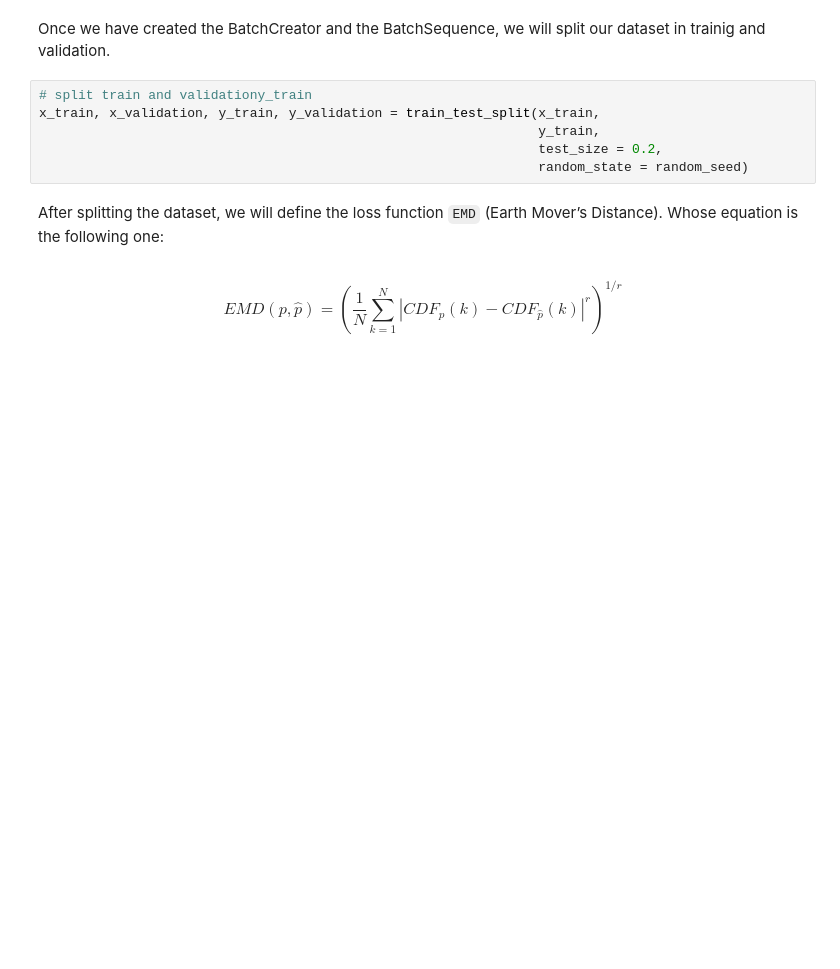
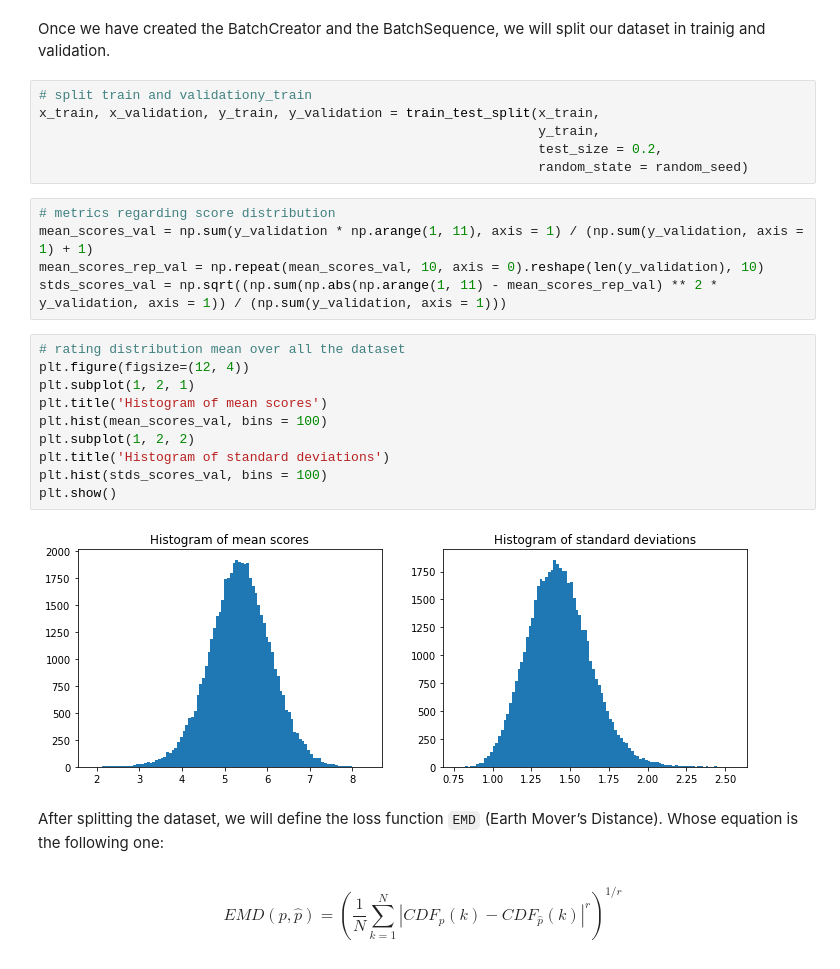
Before and after one commit to pablo-leo/NIMA-TFG, a Jupyter notebook: NIMA - Neural Image Assesment.ipynb, the cells around one changed output. Drawn from its saved outputs; the diff is of its cells as text; blank space fills up the shorter version.

```diff
--- a/NIMA - Neural Image Assesment.ipynb
+++ b/NIMA - Neural Image Assesment.ipynb
@@ -183,6 +183,23 @@ x_train, x_validation, y_train, y_validation = train_test_split(x_train,
                                                                 y_train,
                                                                 test_size = 0.2,
                                                                 random_state = random_seed)
+# %%
+# metrics regarding score distribution
+mean_scores_val = np.sum(y_validation * np.arange(1, 11), axis = 1) / (np.sum(y_validation, axis = 1) + 1)
+mean_scores_rep_val = np.repeat(mean_scores_val, 10, axis = 0).reshape(len(y_validation), 10)
+stds_scores_val = np.sqrt((np.sum(np.abs(np.arange(1, 11) - mean_scores_rep_val) ** 2 * y_validation, axis = 1)) / (np.sum(y_validation, axis = 1)))
+# %%
+# rating distribution mean over all the dataset
+plt.figure(figsize=(12, 4))
+plt.subplot(1, 2, 1)
+plt.title('Histogram of mean scores')
+plt.hist(mean_scores_val, bins = 100)
+plt.subplot(1, 2, 2)
+plt.title('Histogram of standard deviations')
+plt.hist(stds_scores_val, bins = 100)
+plt.show()
+# %% [output]
+[figure, added]
 # %% [markdown]
 After splitting the dataset, we will define the loss function `EMD` (Earth Mover’s Distance). Whose equation is the following one:
 # %% [markdown]
```
Also changed, not shown: parts of 5 cells of this notebook, 1 other file.
